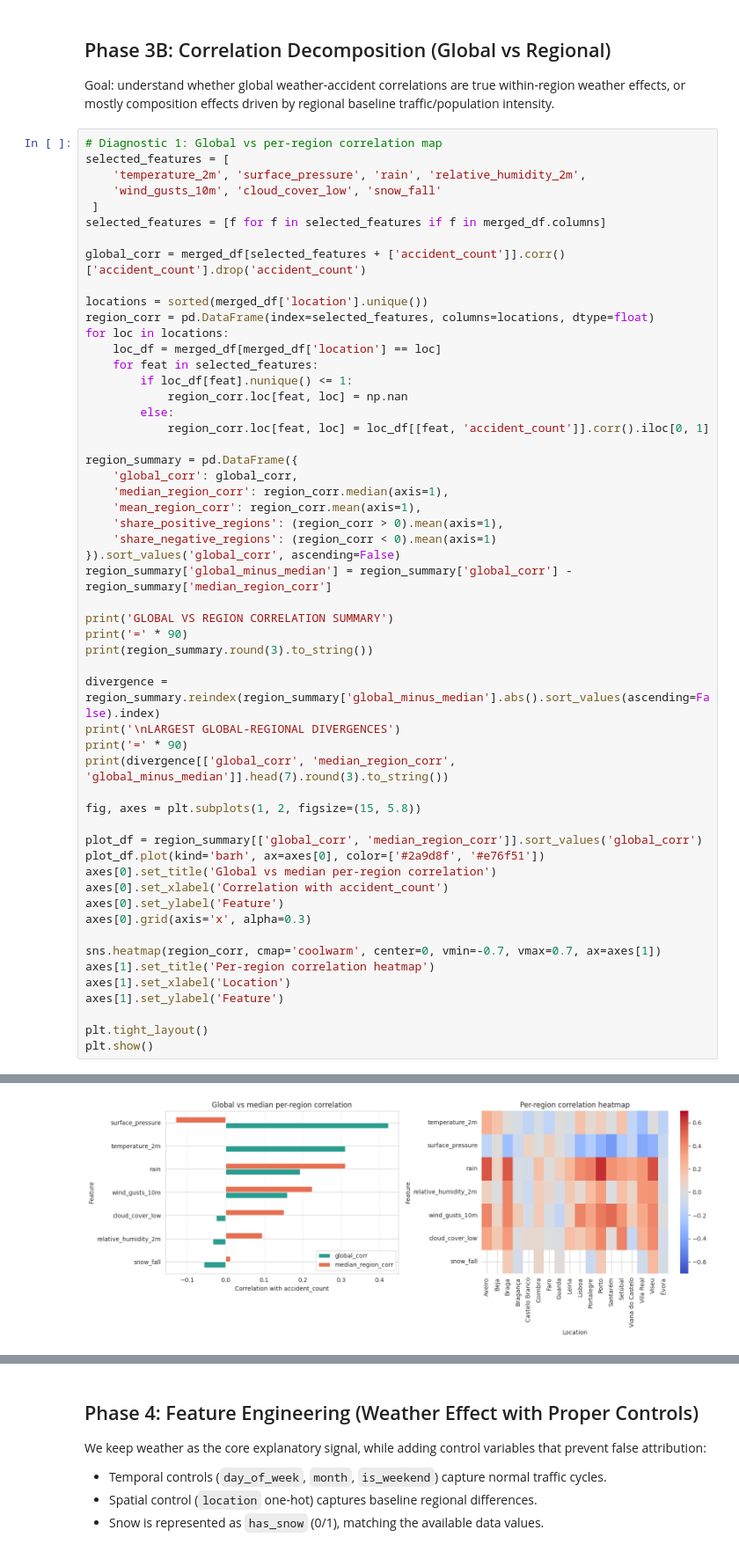
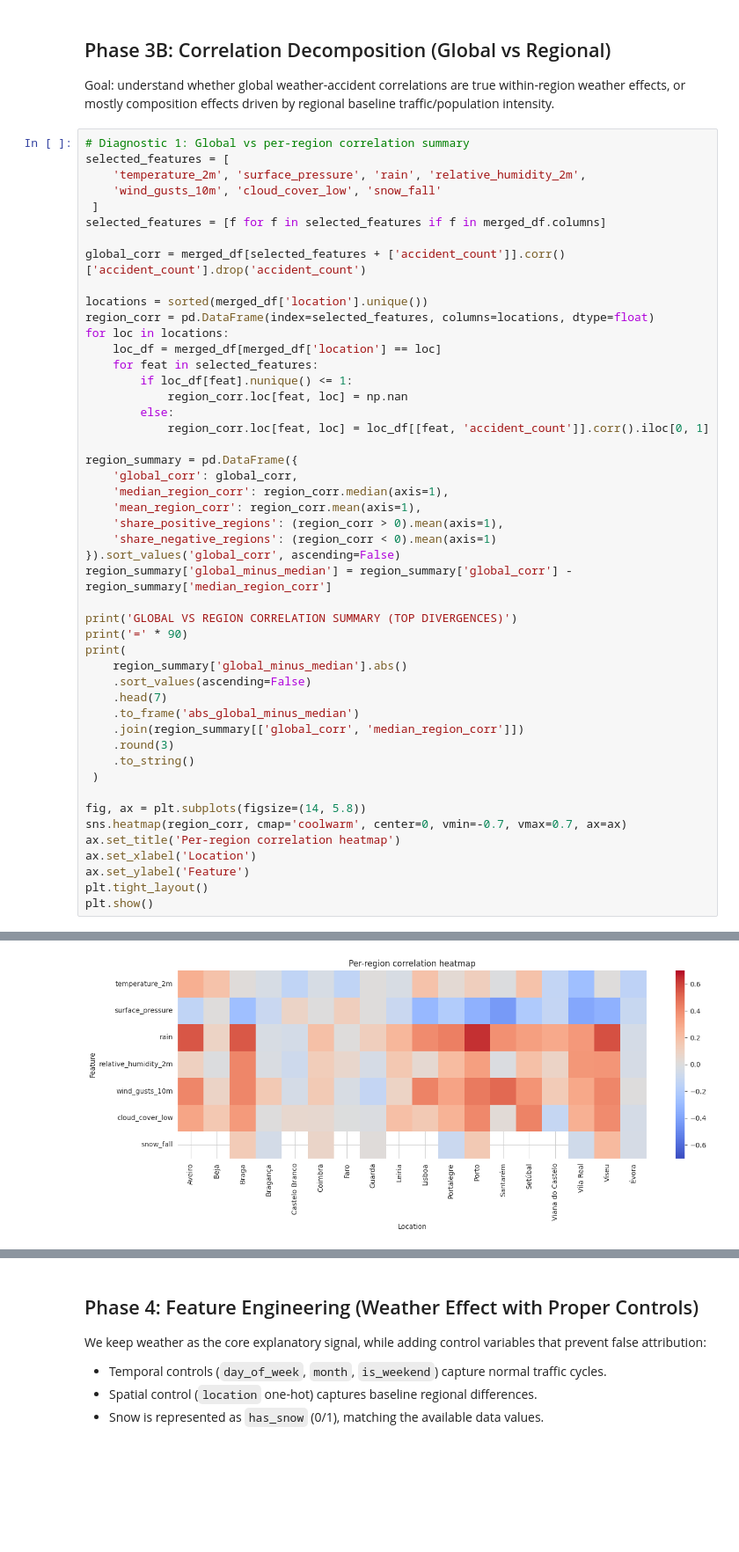
Before and after one commit to GrecoLucas/Weather-Prediction, a Jupyter notebook: Level_4/level_4_accidents.ipynb, the cells around one changed output, grey strips where cells are left out. Shown at 88% size. Drawn from its saved outputs; the diff is of its cells as text; blank space fills up the shorter version.

```diff
--- a/Level_4/level_4_accidents.ipynb
+++ b/Level_4/level_4_accidents.ipynb
@@ -564,7 +450,7 @@ Use Phase 3B (global vs regional / within-region decomposition) before selecting
 
 Goal: understand whether global weather-accident correlations are true within-region weather effects, or mostly composition effects driven by regional baseline traffic/population intensity.
 # %%
-# Diagnostic 1: Global vs per-region correlation map
+# Diagnostic 1: Global vs per-region correlation summary
 selected_features = [
     'temperature_2m', 'surface_pressure', 'rain', 'relative_humidity_2m',
     'wind_gusts_10m', 'cloud_cover_low', 'snow_fall'
@@ -592,29 +478,23 @@ region_summary = pd.DataFrame({
 }).sort_values('global_corr', ascending=False)
 region_summary['global_minus_median'] = region_summary['global_corr'] - region_summary['median_region_corr']
 
-print('GLOBAL VS REGION CORRELATION SUMMARY')
+print('GLOBAL VS REGION CORRELATION SUMMARY (TOP DIVERGENCES)')
 print('=' * 90)
-print(region_summary.round(3).to_string())
+print(
+    region_summary['global_minus_median'].abs()
+    .sort_values(ascending=False)
+    .head(7)
+    .to_frame('abs_global_minus_median')
+    .join(region_summary[['global_corr', 'median_region_corr']])
+    .round(3)
+    .to_string()
+ )
 
-divergence = region_summary.reindex(region_summary['global_minus_median'].abs().sort_values(ascending=False).index)
-print('\nLARGEST GLOBAL-REGIONAL DIVERGENCES')
-print('=' * 90)
-print(divergence[['global_corr', 'median_region_corr', 'global_minus_median']].head(7).round(3).to_string())
-
-fig, axes = plt.subplots(1, 2, figsize=(15, 5.8))
-
-plot_df = region_summary[['global_corr', 'median_region_corr']].sort_values('global_corr')
-plot_df.plot(kind='barh', ax=axes[0], color=['#2a9d8f', '#e76f51'])
-axes[0].set_title('Global vs median per-region correlation')
-axes[0].set_xlabel('Correlation with accident_count')
-axes[0].set_ylabel('Feature')
-axes[0].grid(axis='x', alpha=0.3)
-
-sns.heatmap(region_corr, cmap='coolwarm', center=0, vmin=-0.7, vmax=0.7, ax=axes[1])
-axes[1].set_title('Per-region correlation heatmap')
-axes[1].set_xlabel('Location')
-axes[1].set_ylabel('Feature')
-
+fig, ax = plt.subplots(figsize=(14, 5.8))
+sns.heatmap(region_corr, cmap='coolwarm', center=0, vmin=-0.7, vmax=0.7, ax=ax)
+ax.set_title('Per-region correlation heatmap')
+ax.set_xlabel('Location')
+ax.set_ylabel('Feature')
 plt.tight_layout()
 plt.show()
 # %% [output]
@@ -638,2 +511,2 @@ wind_gusts_10m              0.161               0.224               -0.064
-[figure, old version]
+[figure, new version]
 # %%
```
Also changed, not shown: parts of 18 cells of this notebook.
